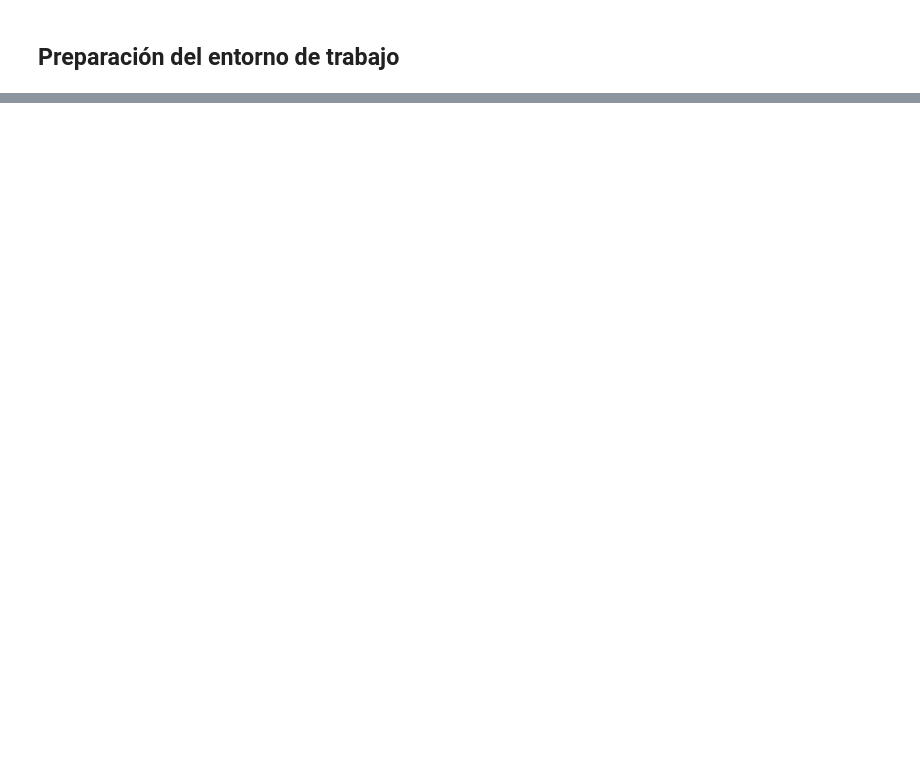
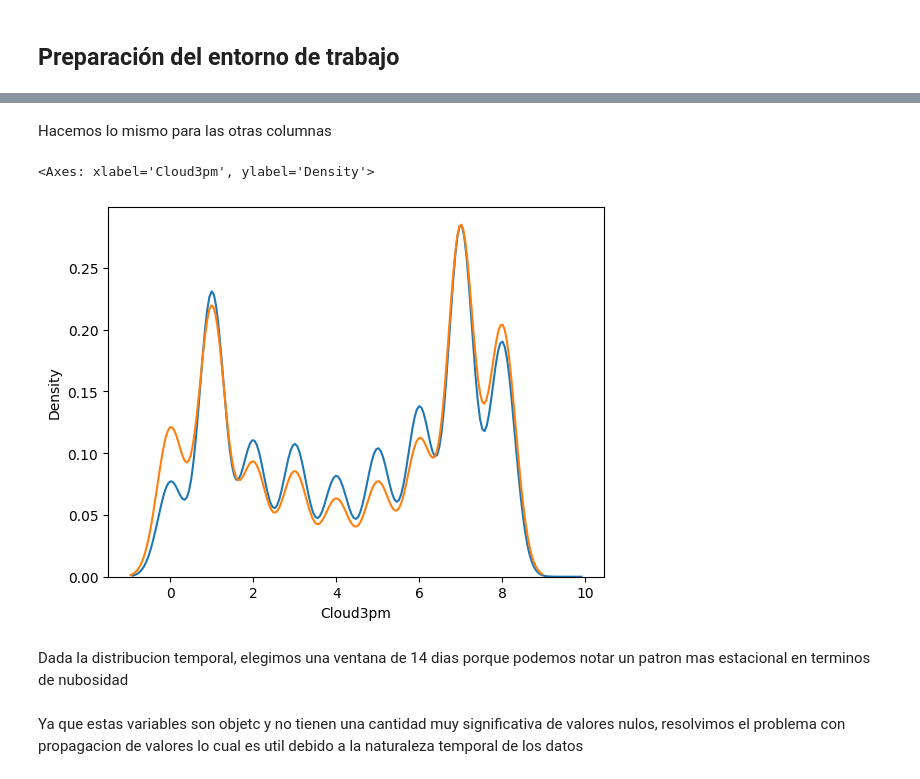
Before and after one commit to FrancoCalcia/AA1-TUIA-Calcia-Avecilla-TP2, a Jupyter notebook: TP-clasificacion-AA1.ipynb, the cells around one changed output, grey strips where cells are left out. Saved outputs shown, nothing was run; the diff lists cells and outputs as text; code cells hidden in the pictures; blank space fills up the shorter version.

Commit message:
Limpieza de datos

```diff
--- a/TP-clasificacion-AA1.ipynb
+++ b/TP-clasificacion-AA1.ipynb
@@ -113,0 +308,14 @@ Como se puede ver tenemos muchas observaciones con datos faltantes por lo cual v
+# %%
+# Imputar los valores faltantes en 'Evaporation' y 'Sunshine' con la mediana
+df_entrenamiento['Evaporation'] = df_entrenamiento['Evaporation'].fillna(df_entrenamiento['Evaporation'].median())
+df_entrenamiento['Sunshine'] = df_entrenamiento['Sunshine'].fillna(df_entrenamiento['Sunshine'].median())
+# %% [markdown]
+Hacemos lo mismo para las otras columnas
+# %%
+sns.kdeplot(df_entrenamiento["Cloud3pm"])
+sns.kdeplot(df_entrenamiento["Cloud9am"])
+# %% [output]
+<Axes: xlabel='Cloud3pm', ylabel='Density'>
+[figure, added]
+# %% [markdown]
+Dada la distribucion temporal, elegimos una ventana de 14 dias porque podemos notar un patron mas estacional en terminos de nubosidad
@@ -113,0 +325,2 @@ Como se puede ver tenemos muchas observaciones con datos faltantes por lo cual v
+# %% [markdown]
+Ya que estas variables son objetc y no tienen una cantidad muy significativa de valores nulos, resolvimos el problema con propagacion de valores lo cual es util debido a la naturaleza temporal de los datos
```
Also changed, not shown: parts of 45 cells of this notebook.
